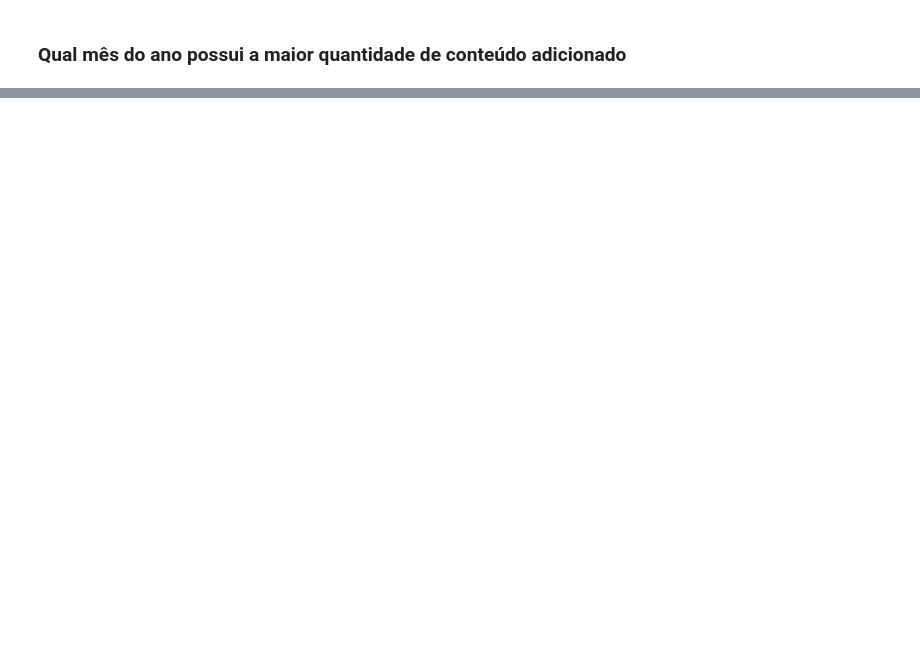
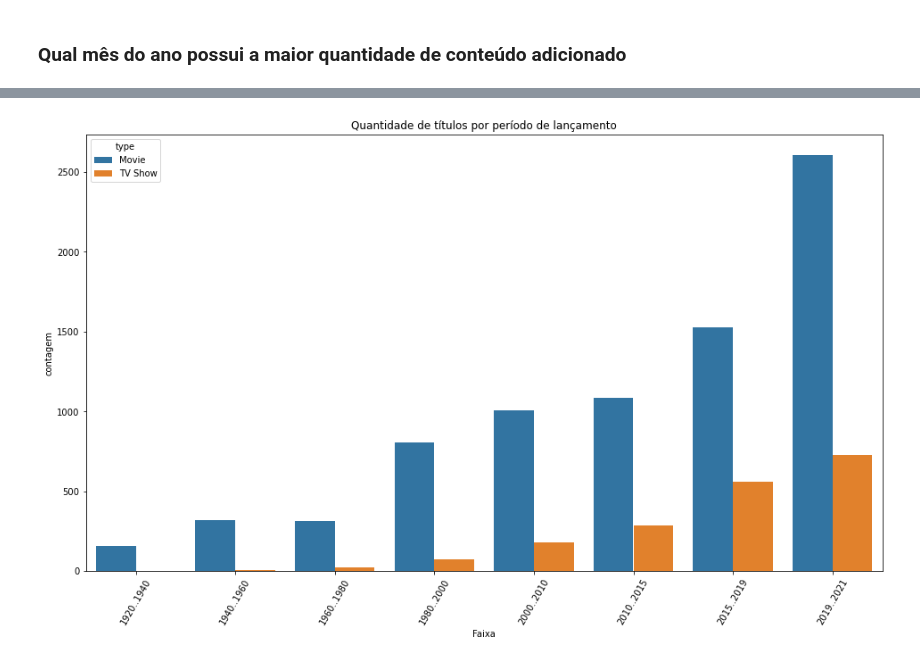
Before and after one commit to RodrigoSoares256/ExplanatoryAnalysis, a Jupyter notebook: AmazonCatalog.ipynb, the cells around one changed output, grey strips where cells are left out. Drawn from its saved outputs; the diff is of its cells as text; code cells hidden in the pictures; blank space fills up the shorter version.

```diff
--- a/AmazonCatalog.ipynb
+++ b/AmazonCatalog.ipynb
@@ -380,0 +368,16 @@ plt.show()
+# %%
+def SeparaFaixas(registro, lancamento = [1920,1940,1960,1980,2000,2010,2015,2019,2022], faixas = ["1920..1940","1940..1960","1960..1980","1980..2000","2000..2010","2010..2015","2015..2019","2019..2021"]):
+
+    if registro < lancamento[0]:
+        return '<1920'
+    elif registro >= lancamento[len(lancamento)-1]:
+        return "..."
+    else:
+        for i in range(len(lancamento)-1):
+            if registro >= lancamento[i] and registro < lancamento[i+1]:
+                return faixas[i]
+dfCopy['Faixa'] = dfCopy['release_year'].map(SeparaFaixas)
+dfByPeriod =  pd.DataFrame(dfCopy.groupby("Faixa")['release_year'].value_counts()).rename({"release_year":"contagem"}, axis=1).reset_index()
+# %%
+dfByPeriod = pd.DataFrame(dfCopy.groupby(["Faixa","type"])['type'].count()).rename({'type':'contagem'}, axis  =1).reset_index()
+dfByPeriod
@@ -380,0 +402,8 @@ plt.show()
+# %%
+plt.figure(figsize=(16,9))
+sns.barplot(x = "Faixa", y = "contagem", hue = 'type', data = dfByPeriod)
+plt.xticks(rotation = 60)
+plt.title("Quantidade de títulos por período de lançamento")
+plt.show();
+# %% [output]
+[figure, added]
```
Also changed, not shown: parts of 11 cells of this notebook.
